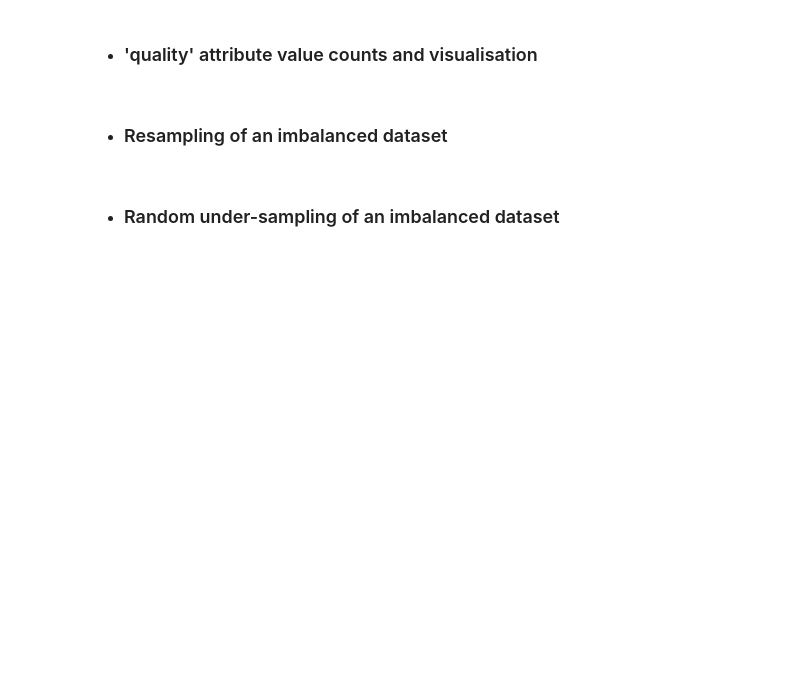
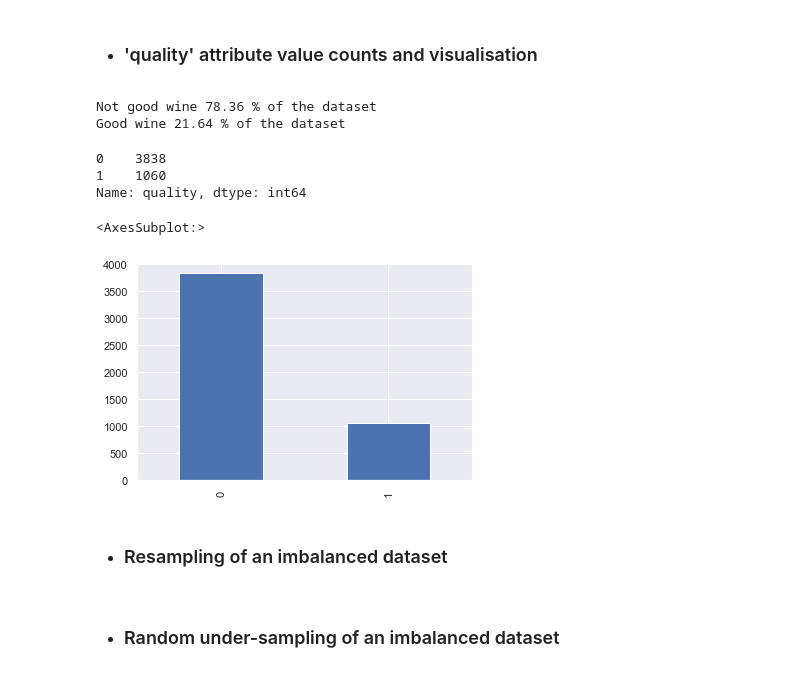
Before and after one commit to iDIZZZEL/Practic-ML-101, a Jupyter notebook: Module3-L2/Practice 2/Winequality - Practice.ipynb, the cells around one changed output. Drawn from its saved outputs; the diff is of its cells as text; code cells hidden in the pictures; blank space fills up the shorter version.

```diff
--- a/Module3-L2/Practice 2/Winequality - Practice.ipynb
+++ b/Module3-L2/Practice 2/Winequality - Practice.ipynb
@@ -83,7 +81,30 @@ Predict which wines are 'Good/1' and 'Not Good/0' (use binary classification; ch
+# %%
+# import standard libraries
+import numpy as np
+import pandas as pd
+import matplotlib.pyplot as plt
+import seaborn as sns
+from scipy import stats
+from scipy.stats import norm
+%matplotlib inline
+sns.set()
+
+import sklearn.metrics as metrics
+from sklearn.metrics import accuracy_score, confusion_matrix, classification_report, roc_auc_score
+from sklearn.model_selection import train_test_split, GridSearchCV
+from sklearn.preprocessing import StandardScaler
+
+from sklearn.linear_model import LogisticRegression
+from sklearn.neighbors import KNeighborsClassifier
+from sklearn.tree import DecisionTreeClassifier
+
+import warnings
+warnings.filterwarnings('ignore')
 # %% [markdown]
 * ### Read data from ‘.csv’ file
 # %%
 # read data from '.csv' file
+dataset = pd.read_csv('winequality.csv')
 # %% [markdown]
 ## Part 2: Exploratory Data Analysis.
 # %% [markdown]
@@ -100,5 +162,6 @@ Predict which wines are 'Good/1' and 'Not Good/0' (use binary classification; ch
 * ### Encoding 'quality' attribute
 # %%
 # lambda function; wine quality from 3-6 == 0, from 7-9 == 1.
+dataset['quality'] = dataset.quality.apply(lambda q: 0 if q <= 6 else 1)
 # %%
 # preview of the first 5 lines of the loaded data
@@ -109,2 +178,19 @@ Predict which wines are 'Good/1' and 'Not Good/0' (use binary classification; ch
+# %%
+print('Not good wine', round(dataset['quality'].value_counts()[0]/len(dataset) * 100,2), '% of the dataset')
+print('Good wine', round(dataset['quality'].value_counts()[1]/len(dataset) * 100,2), '% of the dataset')
+
+dataset['quality'].value_counts()
+# %% [output]
+Not good wine 78.36 % of the dataset
+Good wine 21.64 % of the dataset
+0    3838
+1    1060
+Name: quality, dtype: int64
+# %%
+# visualisation plot
+dataset['quality'].value_counts().plot(x = dataset['quality'], kind='bar')
+# %% [output]
+<AxesSubplot:>
+[figure, added]
 # %% [markdown]
 * ### Resampling of an imbalanced dataset
```
Also changed, not shown: parts of 16 cells of this notebook.
